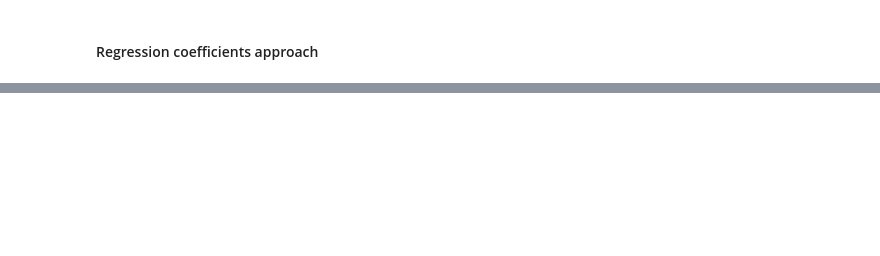
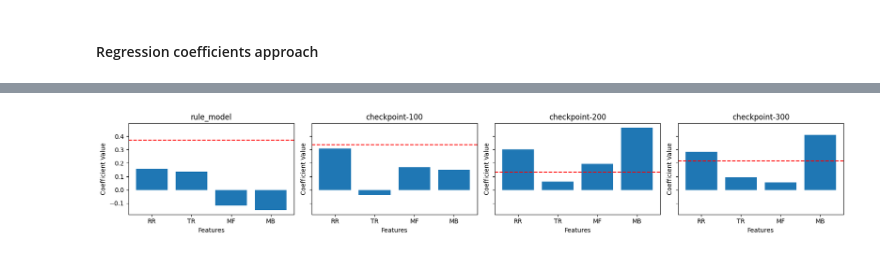
Before and after one commit to ellie-as/sequence-memory, a Jupyter notebook: Planning_sequence_model (updated).ipynb, the cells around one changed output, grey strips where cells are left out. Saved outputs shown, nothing was run; the diff lists cells and outputs as text; code cells hidden in the pictures; blank space fills up the shorter version.

```diff
--- a/Planning_sequence_model (updated).ipynb
+++ b/Planning_sequence_model (updated).ipynb
@@ -75,6 +75,8 @@ class GPT:
                        do_sample=False, temperature=0.7, num_beams=1):
 
         input_ids = self.tokenizer.encode(input_sequence, return_tensors='pt')
+        max_length = len(input_ids[0]) + 100
+        print(max_length)
 
         # Generate text
         output = self.model.generate(
@@ -482,8 +361,10 @@ def get_accept_reject_choice(seq):
         numbers = []
     if sum(numbers) > 0:
         return 1
-    else:
+    elif sum(numbers) < 0:
         return 0
+    elif sum(numbers) == 0:
+        return 0.5
 
 def test_revaluation(seqs, model):
     result_bools = []
@@ -562,8 +449,8 @@ import matplotlib.pyplot as plt
 import numpy as np
 
 def produce_plot(description_string='-'):
-    files = ['results_both.pkl', 'results_reward.pkl', 'results_transition.pkl']
-    labels = ['Reward and transition revaluation', 'Reward revaluation', 'Transition revaluation']
+    files = ['results_reward.pkl', 'results_transition.pkl', 'results_both.pkl']
+    labels = ['Reward revaluation', 'Transition revaluation', 'Both revaluation']
 
     plt.figure(figsize=(4, 3))  # Set figure size
 
@@ -596,10 +483,10 @@ def produce_plot(description_string='-'):
 
 for num_new in [1000]:
     for num_epochs in [20]:
-        for i in range(5):
-            simulate_task(seed=i,
-                          num_new=num_new,
-                          num_epochs=num_epochs)
+        # for i in range(5):
+        #     simulate_task(seed=i,
+        #                   num_new=num_new,
+        #                   num_epochs=num_epochs)
 
         all_results_transition = []
         all_results_reward = []
@@ -781,35 +765,37 @@ def plot_coefficients(models, feature_names):
     for model in models:
         targets = flatten_col(model)
         feats = [flatten_col('RR_preds'),
                  flatten_col('TR_preds'),
                  flatten_col('NR_preds'),
                  flatten_col('BR_preds')]
         feats = [list(row) for row in zip(*feats)]
 
         reg = LinearRegression(fit_intercept=True)
         reg.fit(feats, targets)
 
         coefs.append(reg.coef_)
         intercepts.append(reg.intercept_)
 
     # Plotting
-    fig, axes = plt.subplots(nrows=1, ncols=len(models), figsize=(15, 5), sharey=True)
+    fig, axes = plt.subplots(nrows=1, ncols=len(models), figsize=(17, 3), sharey=True)
     for idx, ax in enumerate(axes):
         ax.bar(feature_names, coefs[idx])
         ax.axhline(y=intercepts[idx], color='r', linestyle='--')
         ax.set_title(models[idx])
         ax.set_xlabel('Features')
         ax.set_ylabel('Coefficient Value')
     plt.tight_layout()
     plt.show()
 
 # Feature names
-feature_names = ['RR_preds', 'TR_preds', 'NR_preds', 'BR_preds']
+feature_names = ['RR', 'TR', 'MF', 'MB']
 # Models
 models = ['rule_model', 'checkpoint-100', 'checkpoint-200', 'checkpoint-300']
 
 # Plot the coefficients
 plot_coefficients(models, feature_names)
+# %% [output]
+[figure, added]
 # %%
 models = ['rule_model', 'checkpoint-100', 'checkpoint-200', 'checkpoint-300']
 strategies = ['NR_preds', 'RR_preds', 'TR_preds', 'BR_preds']
```
Also changed, not shown: parts of 24 cells of this notebook, 4 other files.
